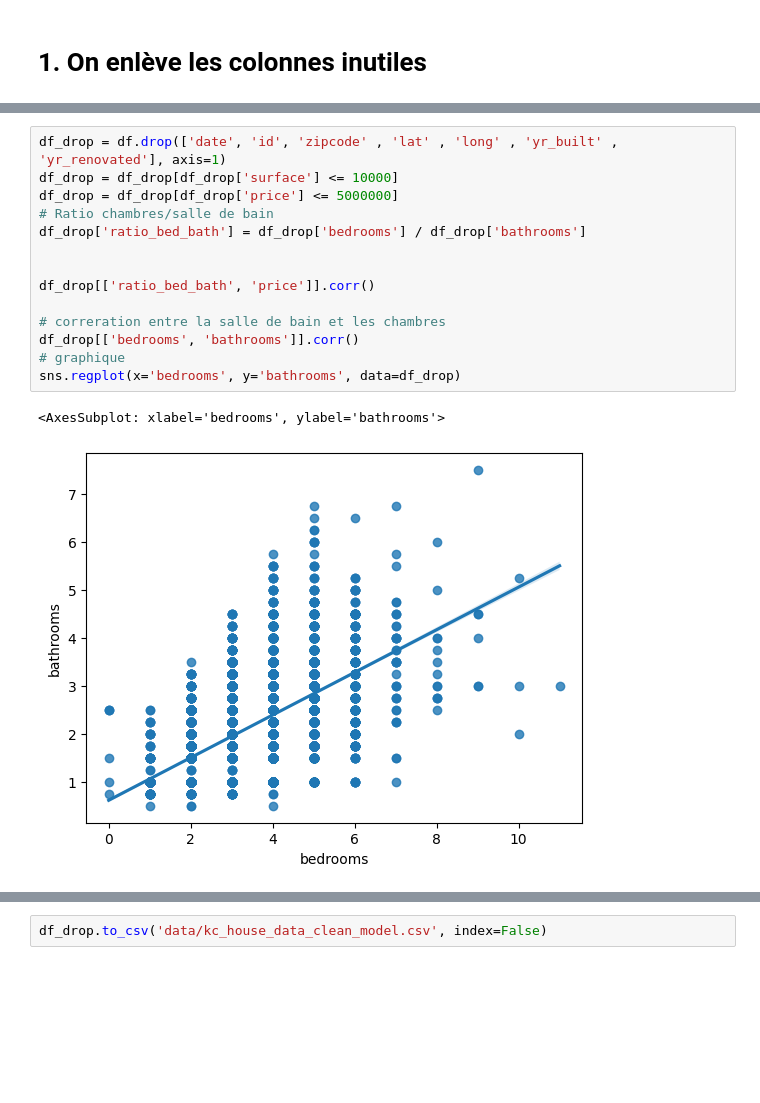
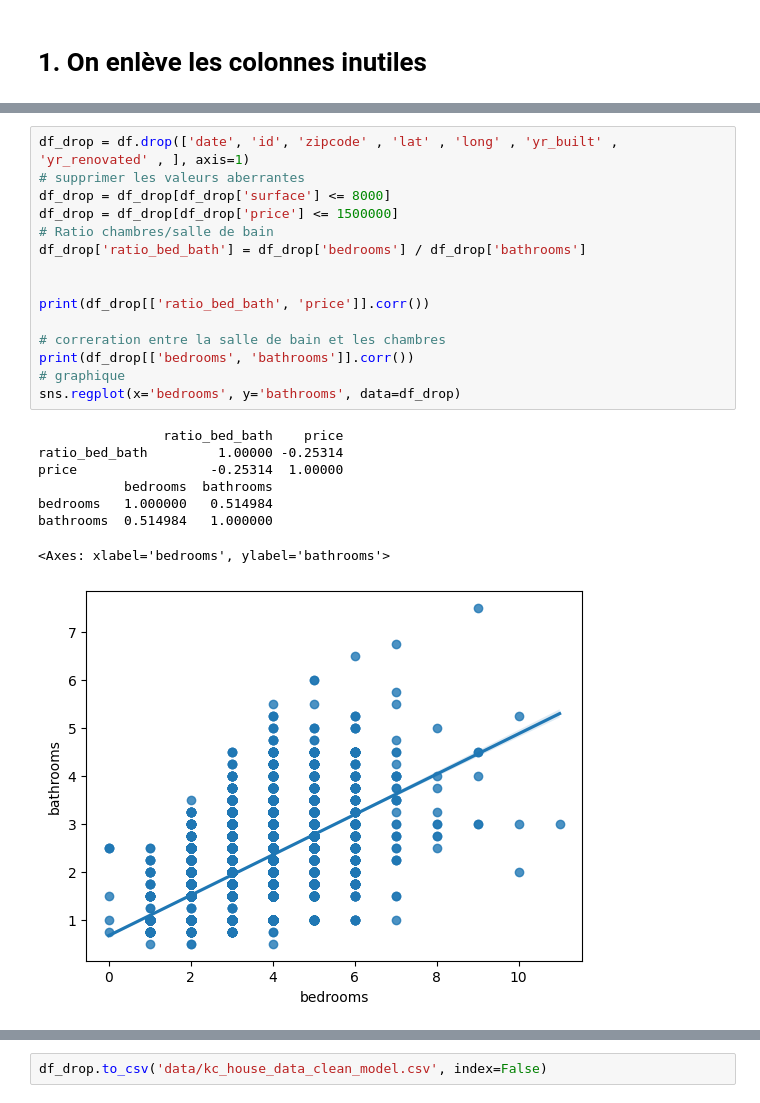
Before and after one commit to DonzerHD/Prediction_prix_maison_application, a Jupyter notebook: notebooks/data_preparation.ipynb, the cells around one changed output, grey strips where cells are left out. Saved outputs shown, nothing was run; the diff lists cells and outputs as text; blank space fills up the shorter version.

```diff
--- a/notebooks/data_preparation.ipynb
+++ b/notebooks/data_preparation.ipynb
@@ -34,17 +34,24 @@ df
 # %%
-df_drop = df.drop(['date', 'id', 'zipcode' , 'lat' , 'long' , 'yr_built' , 'yr_renovated'], axis=1)
-df_drop = df_drop[df_drop['surface'] <= 10000]
-df_drop = df_drop[df_drop['price'] <= 5000000]
+df_drop = df.drop(['date', 'id', 'zipcode' , 'lat' , 'long' , 'yr_built' , 'yr_renovated' , ], axis=1)
+# supprimer les valeurs aberrantes
+df_drop = df_drop[df_drop['surface'] <= 8000]
+df_drop = df_drop[df_drop['price'] <= 1500000]
 # Ratio chambres/salle de bain
 df_drop['ratio_bed_bath'] = df_drop['bedrooms'] / df_drop['bathrooms']
 
 
-df_drop[['ratio_bed_bath', 'price']].corr()
+print(df_drop[['ratio_bed_bath', 'price']].corr())
 
 # correration entre la salle de bain et les chambres
-df_drop[['bedrooms', 'bathrooms']].corr()
+print(df_drop[['bedrooms', 'bathrooms']].corr())
 # graphique
 sns.regplot(x='bedrooms', y='bathrooms', data=df_drop)
 # %% [output]
-<AxesSubplot: xlabel='bedrooms', ylabel='bathrooms'>
+                ratio_bed_bath    price
+ratio_bed_bath         1.00000 -0.25314
+price                 -0.25314  1.00000
+           bedrooms  bathrooms
+bedrooms   1.000000   0.514984
+bathrooms  0.514984   1.000000
+<Axes: xlabel='bedrooms', ylabel='bathrooms'>
-[figure, old version]
+[figure, new version]
```
Also changed, not shown: parts of 4 cells of this notebook, 5 other files.
